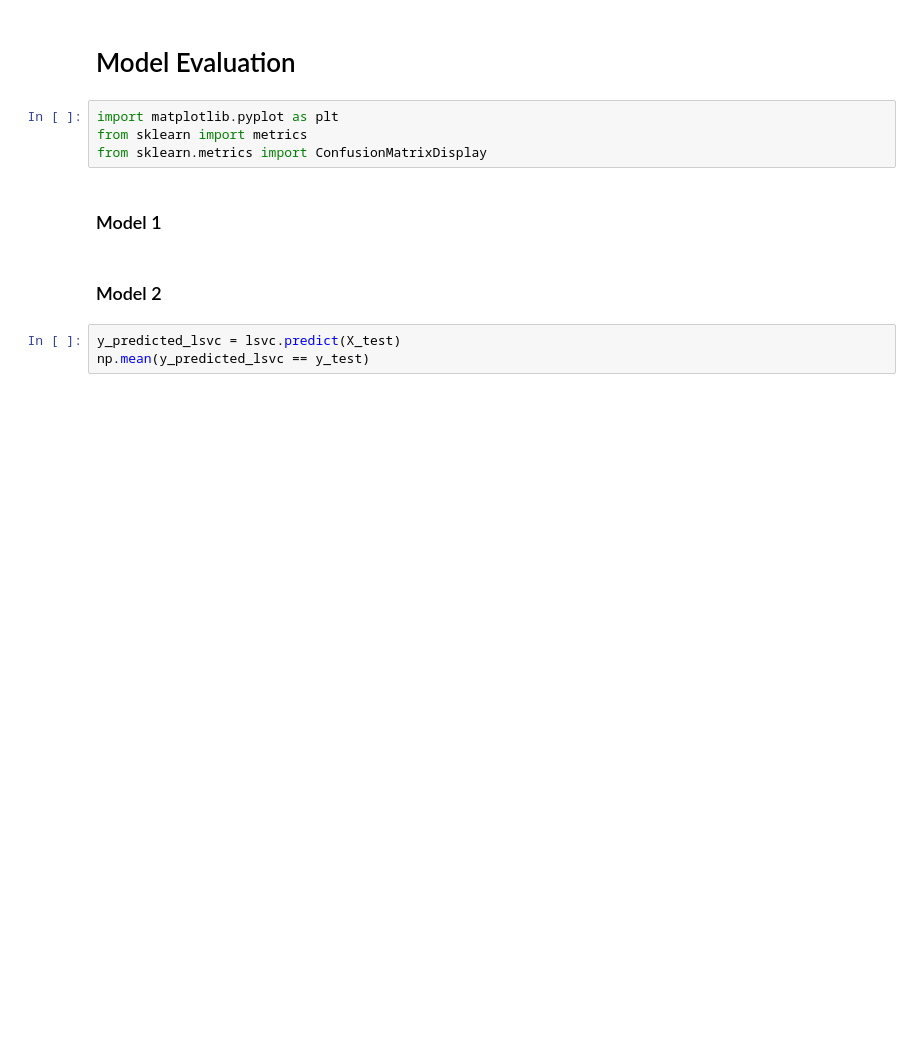
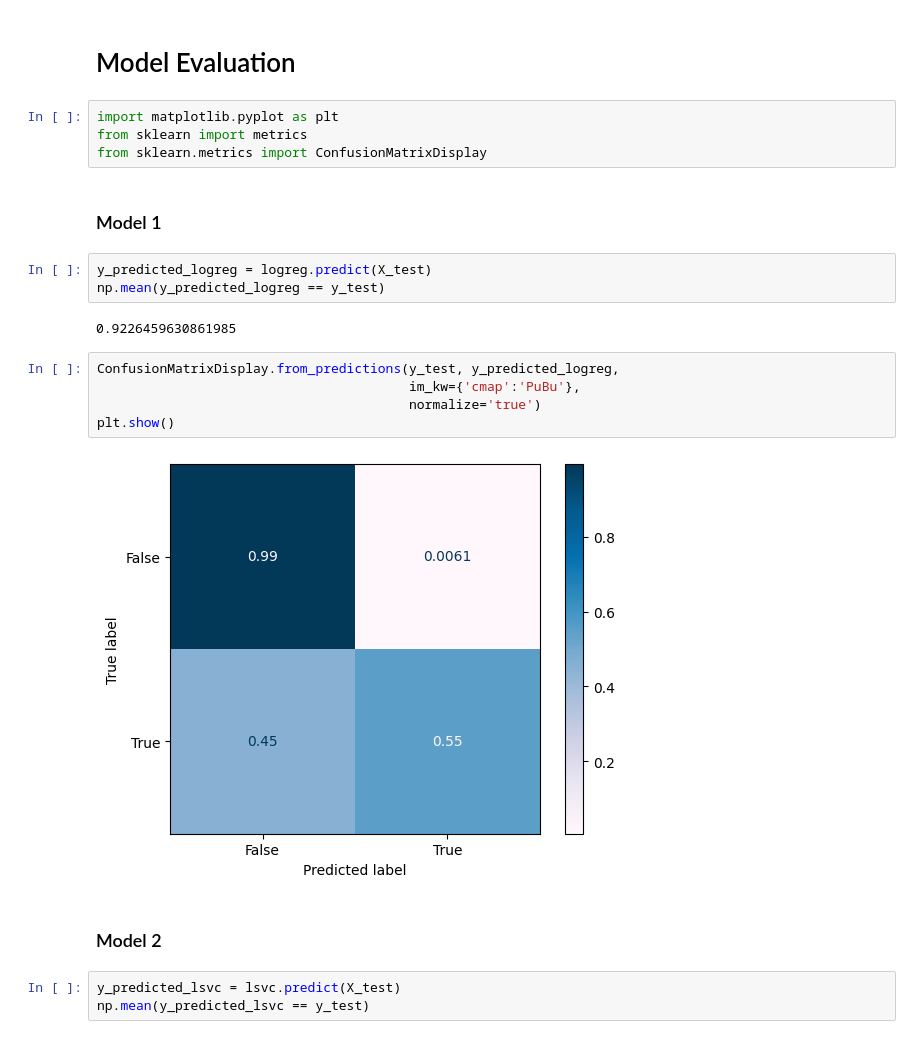
Before and after one commit to artemdmytrenko/python_proj, a Jupyter notebook: 4_training_models.ipynb, the cells around one changed output. Cells and saved outputs as stored; diff of their text form; blank space fills up the shorter version.

```diff
--- a/4_training_models.ipynb
+++ b/4_training_models.ipynb
@@ -208,6 +206,18 @@ from sklearn import metrics
 from sklearn.metrics import ConfusionMatrixDisplay
 # %% [markdown]
 ### Model 1
+# %%
+y_predicted_logreg = logreg.predict(X_test)
+np.mean(y_predicted_logreg == y_test)
+# %% [output]
+0.9226459630861985
+# %%
+ConfusionMatrixDisplay.from_predictions(y_test, y_predicted_logreg,
+                                        im_kw={'cmap':'PuBu'},
+                                        normalize='true')
+plt.show()
+# %% [output]
+[figure, added]
 # %% [markdown]
 ### Model 2
 # %%
```
Also changed, not shown: parts of 2 cells of this notebook, 2 other files.
